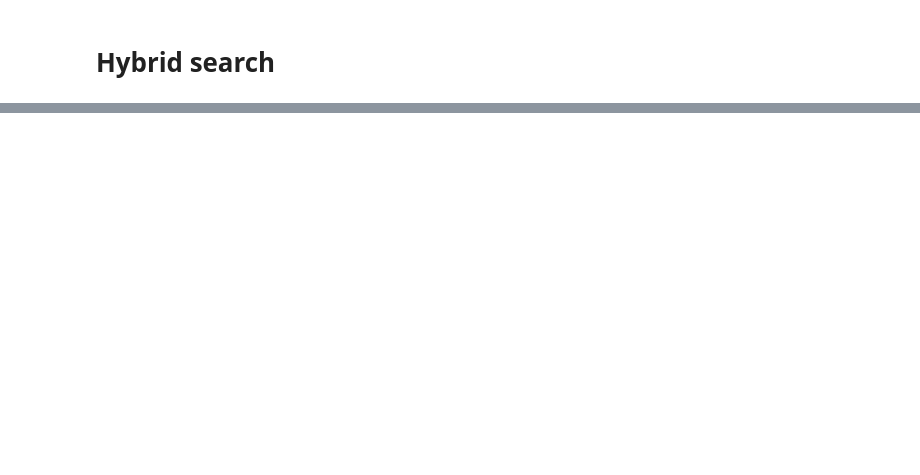
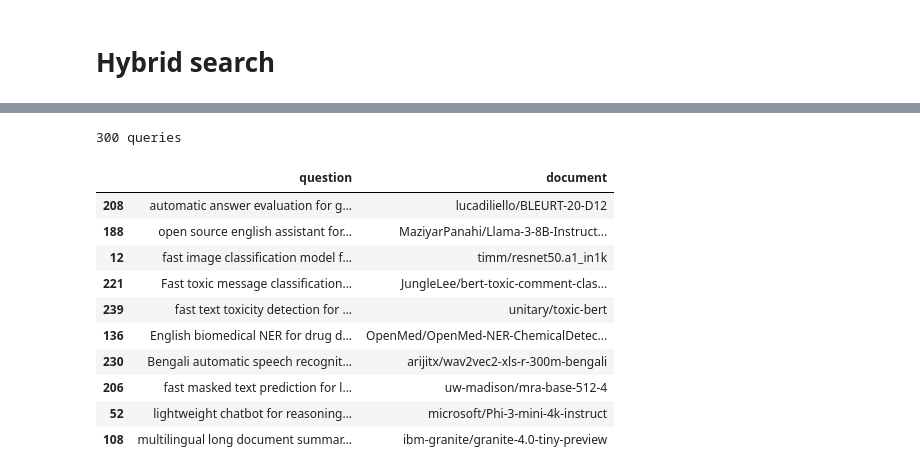
Before and after one commit to iLoveCmajor/anime-finder, a Jupyter notebook: evaluation.ipynb, the cells around one changed output, grey strips where cells are left out. Drawn from its saved outputs; the diff is of its cells as text; code cells hidden in the pictures; blank space fills up the shorter version.

```diff
--- a/evaluation.ipynb
+++ b/evaluation.ipynb
@@ -120,7 +79,0 @@ complete sentences.
-# %%
-def generate_ground_truth(doc):
-    user_prompt = json.dumps(doc)
-    out, usage = llm_structured(openai_client, data_gen_instructions, user_prompt, Questions)
-
-    records = [{"question": q, "document": doc["id"]} for q in out.questions]
-    return records, usage
@@ -268,8 +79,0 @@ k=60: {'hit_rate': 0.3333333333333333, 'mrr': 0.20116666666666672}
-# %%
-from query_rewrite import rewrite_query
-
-for q in ground_truth[:5]:
-    rewritten = rewrite_query(openai_client, q["question"])
-    print("RAW:      ", q["question"])
-    print("REWRITTEN:", rewritten)
-    print()
@@ -376,4 +79,0 @@ print(calc_total_price(usages_v2))
-# %%
-for label, results in [("v1 (current)", results_v1), ("v2 (forced single answer)", results_v2)]:
-    good = sum(1 for r in results if r["score"] == "good")
-    print(f"{label}: {good}/{len(results)} = {good/len(results):.1%}")
@@ -382,0 +143,40 @@ v2 (forced single answer): 13/30 = 43.3%
+# %%
+from concurrent.futures import ThreadPoolExecutor
+
+GROUND_TRUTH_PATH = "data/ground_truth.csv"
+REGENERATE_GROUND_TRUTH = False
+
+if REGENERATE_GROUND_TRUTH or not os.path.exists(GROUND_TRUTH_PATH):
+    random.seed(0)
+    sample = random.sample(documents, 100)
+
+    with ThreadPoolExecutor(max_workers=6) as pool:
+        results = map_progress(pool, sample, generate_ground_truth)
+
+    rows, usages = [], []
+    for records, usage in results:
+        rows.extend(records)
+        usages.append(usage)
+
+    pd.DataFrame(rows).to_csv(GROUND_TRUTH_PATH, index=False)
+    print(f"generated {len(rows)} queries, cost ${calc_total_price(usages):.4f}")
+
+df_ground_truth = pd.read_csv(GROUND_TRUTH_PATH)
+ground_truth = df_ground_truth.to_dict(orient="records")
+doc_by_id = {doc["id"]: doc for doc in documents}
+
+print(len(ground_truth), "queries")
+df_ground_truth.sample(10, random_state=0)
+# %% [output]
+300 queries
+|  | question | document |
+| 208 | automatic answer evaluation for g... | lucadiliello/BLEURT-20-D12 |
+| 188 | open source english assistant for... | MaziyarPanahi/Llama-3-8B-Instruct... |
+| 12 | fast image classification model f... | timm/resnet50.a1_in1k |
+| 221 | Fast toxic message classification... | JungleLee/bert-toxic-comment-clas... |
+| 239 | fast text toxicity detection for ... | unitary/toxic-bert |
+| 136 | English biomedical NER for drug d... | OpenMed/OpenMed-NER-ChemicalDetec... |
+| 230 | Bengali automatic speech recognit... | arijitx/wav2vec2-xls-r-300m-bengali |
+| 206 | fast masked text prediction for l... | uw-madison/mra-base-512-4 |
+| 52 | lightweight chatbot for reasoning... | microsoft/Phi-3-mini-4k-instruct |
+| 108 | multilingual long document summar... | ibm-granite/granite-4.0-tiny-preview |
```
Also changed, not shown: parts of 74 cells of this notebook, 3 other files.
